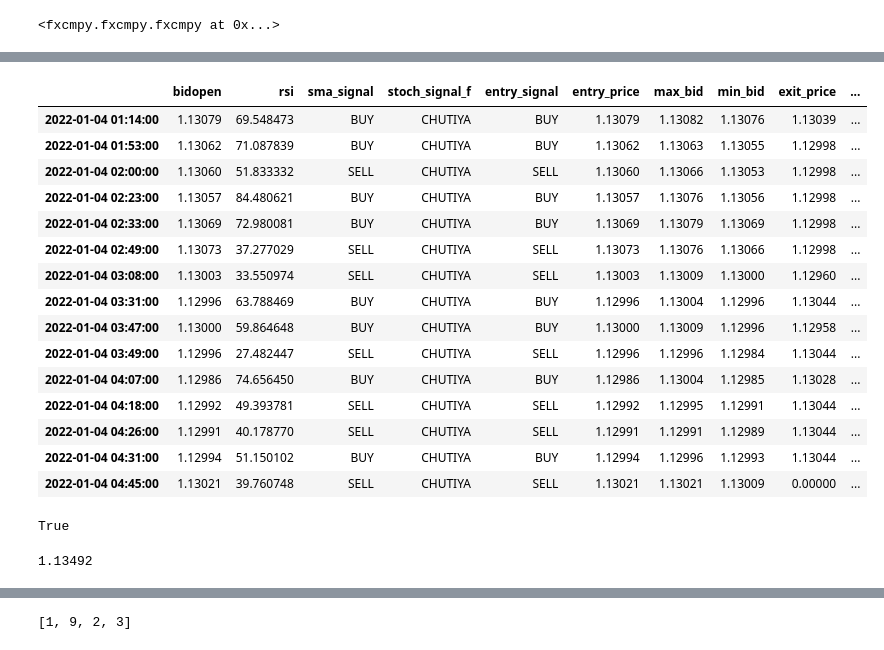
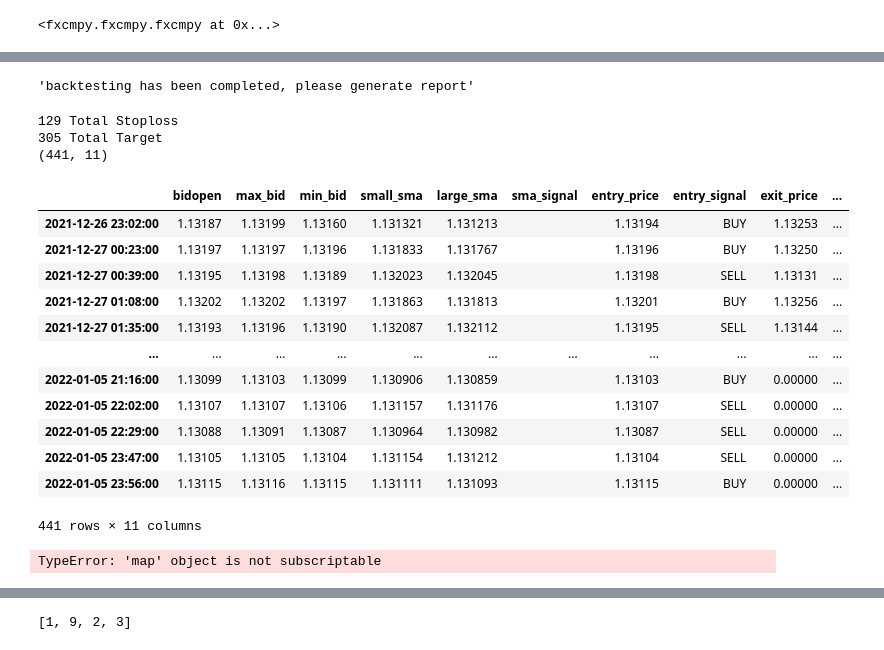
Before and after one commit to sonupal129/affinity, a Jupyter notebook: algo_test.ipynb, the cells around one changed output, grey strips where cells are left out. Drawn from its saved outputs; the diff is of its cells as text; code cells hidden in the pictures.

Commit message:
made modification in the strategy, next task to create a exit strategy logic in backtest

```diff
--- a/algo_test.ipynb
+++ b/algo_test.ipynb
@@ -10,7 +10,6 @@ import datetime as dt
 from icecream import ic
 
 
-start = dt.datetime(2021,12,20)
-end = dt.datetime(2021,12,31)
-data = con.get_candles('EUR/USD', period='m1', number=250) #number=250 start=start, end=end
-data
+start = dt.datetime(2021,12,23)
+end = dt.datetime(2022,1,7)
+data = con.get_candles('EUR/USD', period='m1', start=start, end=end) #number=250 start=start, end=end
@@ -211,50 +247,47 @@ dd
 # %%
 test_data = data.copy()
 import backtest
+import strategy
 importlib.reload(strategy)
 importlib.reload(backtest)
 from backtest import BackTestStrategy
 importlib.reload(strategy)
 importlib.reload(backtest)
 
-sma_backtest = BackTestStrategy(SMAStrategy, test_data)
+sma_backtest = BackTestStrategy(SMAStrategy1, test_data,stoploss=0.0010,target=0.0005)
 sma_backtest.start_backtesting()
+# %% [output]
+'backtesting has been completed, please generate report'
 # %%
+import strategy
+# importlib.reload(strategy)
 kd = sma_backtest.get_report()
-
+# sma_backtest.signal_data
 # kd["max_bid"] = kd[["bidopen","bidclose","bidlow","bidhigh"]].max(axis=1)2022-01-03 10:53:00
-kd.drop(["askopen","askclose", "askhigh", "tickqty", "stoch_signal", "bidclose","bidhigh", "bidclose", "bidlow", "asklow",
-        "small_sma", "large_sma","stoch"], axis=1)
+print(len(list(filter(lambda k : k == "SL", kd.status))) , "Total Stoploss")
+print(len(list(filter(lambda k : k == "TG", kd.status))) , "Total Target")
+kd = kd.drop(["askopen","askclose", "askhigh", "tickqty", "bidclose","bidhigh", "bidclose", "bidlow", "asklow",
+        ], axis=1)
+print(kd.shape)
+kd
 # %% [output]
+129 Total Stoploss
+305 Total Target
+(441, 11)
-|  | bidopen | rsi | sma_signal | stoch_signal_f | entry_signal | entry_price | max_bid | min_bid | exit_price | ... |
-| 2022-01-04 01:14:00 | 1.13079 | 69.548473 | BUY | CHUTIYA | BUY | 1.13079 | 1.13082 | 1.13076 | 1.13039 | ... |
-| 2022-01-04 01:53:00 | 1.13062 | 71.087839 | BUY | CHUTIYA | BUY | 1.13062 | 1.13063 | 1.13055 | 1.12998 | ... |
-| 2022-01-04 02:00:00 | 1.13060 | 51.833332 | SELL | CHUTIYA | SELL | 1.13060 | 1.13066 | 1.13053 | 1.12998 | ... |
-| 2022-01-04 02:23:00 | 1.13057 | 84.480621 | BUY | CHUTIYA | BUY | 1.13057 | 1.13076 | 1.13056 | 1.12998 | ... |
-| 2022-01-04 02:33:00 | 1.13069 | 72.980081 | BUY | CHUTIYA | BUY | 1.13069 | 1.13079 | 1.13069 | 1.12998 | ... |
-| 2022-01-04 02:49:00 | 1.13073 | 37.277029 | SELL | CHUTIYA | SELL | 1.13073 | 1.13076 | 1.13066 | 1.12998 | ... |
-| 2022-01-04 03:08:00 | 1.13003 | 33.550974 | SELL | CHUTIYA | SELL | 1.13003 | 1.13009 | 1.13000 | 1.12960 | ... |
-| 2022-01-04 03:31:00 | 1.12996 | 63.788469 | BUY | CHUTIYA | BUY | 1.12996 | 1.13004 | 1.12996 | 1.13044 | ... |
-| 2022-01-04 03:47:00 | 1.13000 | 59.864648 | BUY | CHUTIYA | BUY | 1.13000 | 1.13009 | 1.12996 | 1.12958 | ... |
-| 2022-01-04 03:49:00 | 1.12996 | 27.482447 | SELL | CHUTIYA | SELL | 1.12996 | 1.12996 | 1.12984 | 1.13044 | ... |
-| 2022-01-04 04:07:00 | 1.12986 | 74.656450 | BUY | CHUTIYA | BUY | 1.12986 | 1.13004 | 1.12985 | 1.13028 | ... |
-| 2022-01-04 04:18:00 | 1.12992 | 49.393781 | SELL | CHUTIYA | SELL | 1.12992 | 1.12995 | 1.12991 | 1.13044 | ... |
-| 2022-01-04 04:26:00 | 1.12991 | 40.178770 | SELL | CHUTIYA | SELL | 1.12991 | 1.12991 | 1.12989 | 1.13044 | ... |
-| 2022-01-04 04:31:00 | 1.12994 | 51.150102 | BUY | CHUTIYA | BUY | 1.12994 | 1.12996 | 1.12993 | 1.13044 | ... |
-| 2022-01-04 04:45:00 | 1.13021 | 39.760748 | SELL | CHUTIYA | SELL | 1.13021 | 1.13021 | 1.13009 | 0.00000 | ... |
+|  | bidopen | max_bid | min_bid | small_sma | large_sma | sma_signal | entry_price | entry_signal | exit_price | ... |
+| 2021-12-26 23:02:00 | 1.13187 | 1.13199 | 1.13160 | 1.131321 | 1.131213 |  | 1.13194 | BUY | 1.13253 | ... |
+| 2021-12-27 00:23:00 | 1.13197 | 1.13197 | 1.13196 | 1.131833 | 1.131767 |  | 1.13196 | BUY | 1.13250 | ... |
+| 2021-12-27 00:39:00 | 1.13195 | 1.13198 | 1.13189 | 1.132023 | 1.132045 |  | 1.13198 | SELL | 1.13131 | ... |
+| 2021-12-27 01:08:00 | 1.13202 | 1.13202 | 1.13197 | 1.131863 | 1.131813 |  | 1.13201 | BUY | 1.13256 | ... |
+| 2021-12-27 01:35:00 | 1.13193 | 1.13196 | 1.13190 | 1.132087 | 1.132112 |  | 1.13195 | SELL | 1.13144 | ... |
+| ... | ... | ... | ... | ... | ... | ... | ... | ... | ... | ... |
+| 2022-01-05 21:16:00 | 1.13099 | 1.13103 | 1.13099 | 1.130906 | 1.130859 |  | 1.13103 | BUY | 0.00000 | ... |
+| 2022-01-05 22:02:00 | 1.13107 | 1.13107 | 1.13106 | 1.131157 | 1.131176 |  | 1.13107 | SELL | 0.00000 | ... |
+| 2022-01-05 22:29:00 | 1.13088 | 1.13091 | 1.13087 | 1.130964 | 1.130982 |  | 1.13087 | SELL | 0.00000 | ... |
+| 2022-01-05 23:47:00 | 1.13105 | 1.13105 | 1.13104 | 1.131154 | 1.131212 |  | 1.13104 | SELL | 0.00000 | ... |
+| 2022-01-05 23:56:00 | 1.13115 | 1.13116 | 1.13115 | 1.131111 | 1.131093 |  | 1.13115 | BUY | 0.00000 | ... |
+441 rows × 11 columns
 # %%
-d = d1.head(1)
-
-# dt = data.index
-# for dl in d1.itertuples():
-#     print(dl)
-pd.DataFrame().emptytarget_hit_temp
 # %% [output]
-True
+TypeError: 'map' object is not subscriptable
-# %%
-d1 = data.iloc[1]
-d2 = data.iloc[10]
-d2.bidopen
-# %% [output]
-1.13492
 # %%
```
Also changed, not shown: parts of 6 cells of this notebook, 13 other files.
